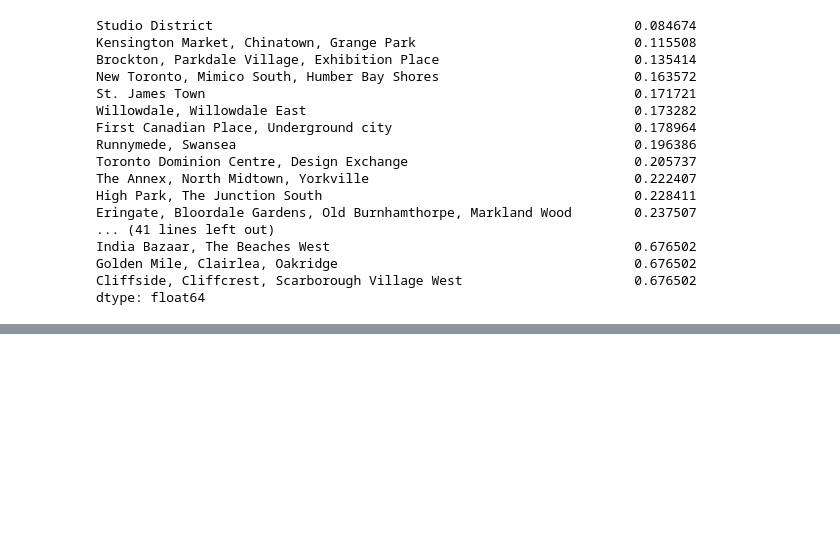
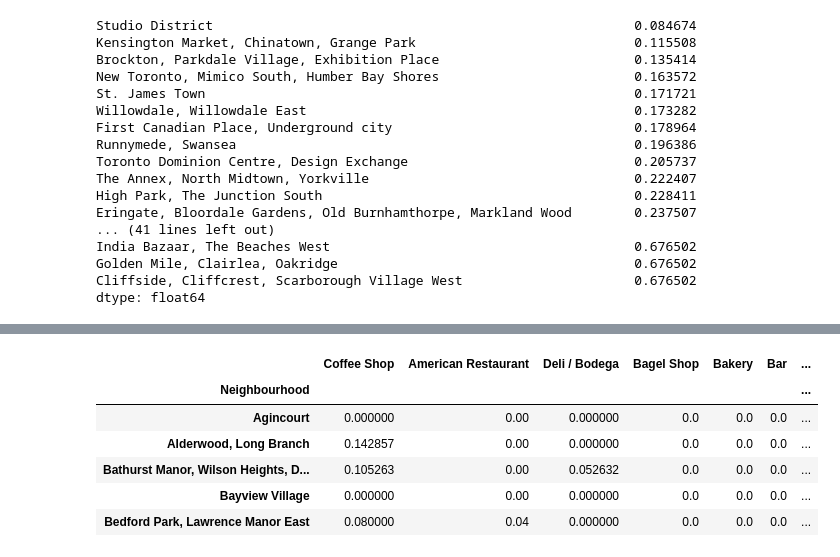
Before and after one commit to leonsmgit/New-City-neighbourhood-search, a Jupyter notebook: Neighbourhood_match.ipynb, the cells around one changed output, grey strips where cells are left out. Saved outputs shown, nothing was run; the diff lists cells and outputs as text; code cells hidden in the pictures; blank space fills up the shorter version.

```diff
--- a/Neighbourhood_match.ipynb
+++ b/Neighbourhood_match.ipynb
@@ -394,3 +410,13 @@ Toronto_venues.head()
 | 2 | Victoria Village | 43.725882 | -79.315572 | Victoria Village Arena | 43.723481 | -79.315635 | ... |
 | 3 | Victoria Village | 43.725882 | -79.315572 | Portugril | 43.725819 | -79.312785 | ... |
 | 4 | Victoria Village | 43.725882 | -79.315572 | Tim Hortons | 43.725517 | -79.313103 | ... |
+# %%
+Toronto_venue_profile.head()
+# %% [output]
+|  | Coffee Shop | American Restaurant | Deli / Bodega | Bagel Shop | Bakery | Bar | ... |
+| Neighbourhood |  |  |  |  |  |  | ... |
+| Agincourt | 0.000000 | 0.00 | 0.000000 | 0.0 | 0.0 | 0.0 | ... |
+| Alderwood, Long Branch | 0.142857 | 0.00 | 0.000000 | 0.0 | 0.0 | 0.0 | ... |
+| Bathurst Manor, Wilson Heights, D... | 0.105263 | 0.00 | 0.052632 | 0.0 | 0.0 | 0.0 | ... |
+| Bayview Village | 0.000000 | 0.00 | 0.000000 | 0.0 | 0.0 | 0.0 | ... |
+| Bedford Park, Lawrence Manor East | 0.080000 | 0.04 | 0.000000 | 0.0 | 0.0 | 0.0 | ... |
```
Also changed, not shown: parts of 16 cells of this notebook, 2 other files.
